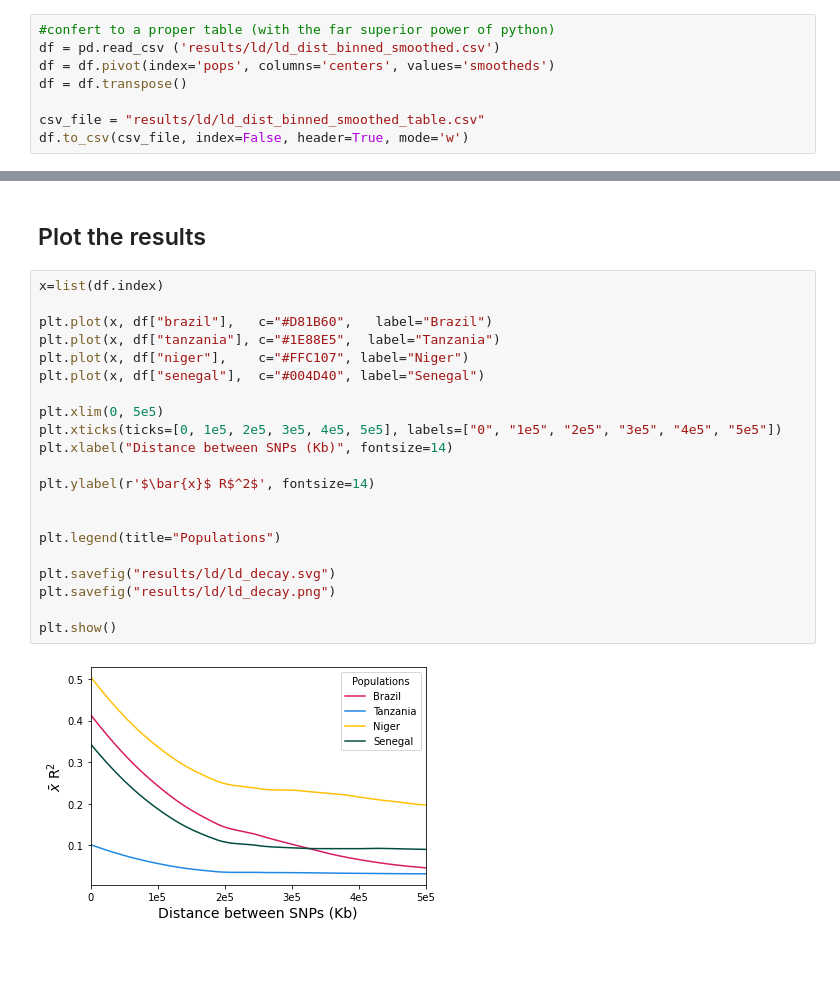
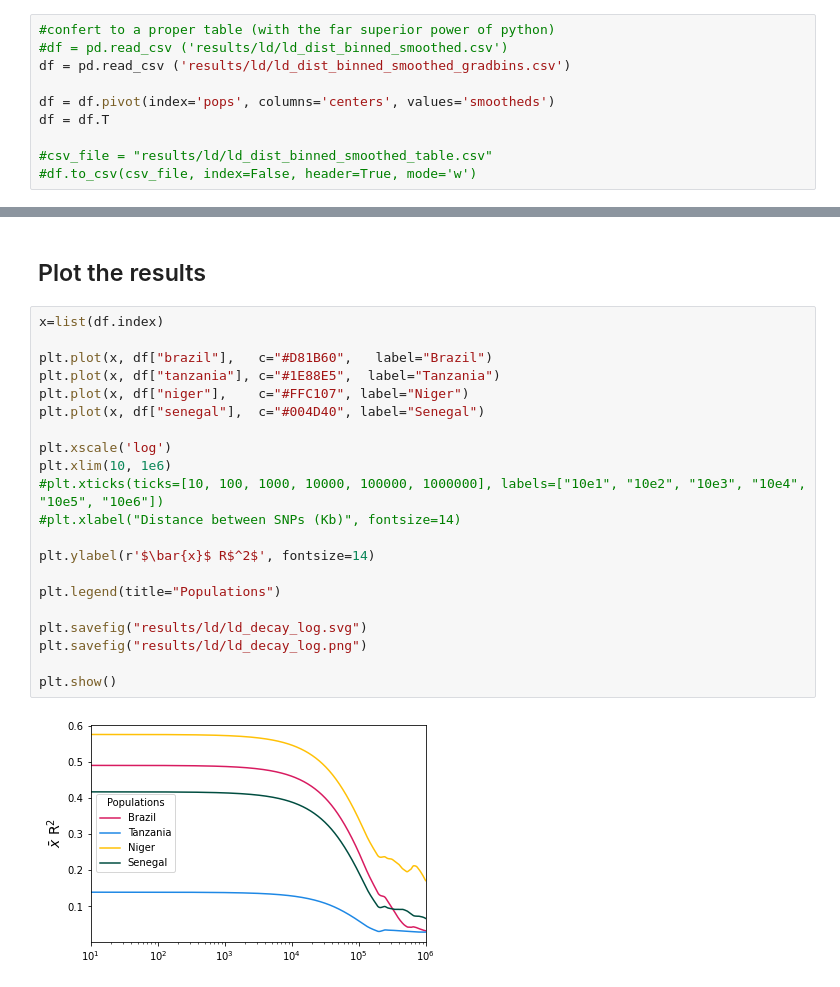
Before and after one commit to nealplatt/sch_man_nwinvasion, a Jupyter notebook: notebooks/linkage_disequilibrium.ipynb, the cells around one changed output, grey strips where cells are left out. Saved outputs shown, nothing was run; the diff lists cells and outputs as text; blank space fills up the shorter version.

```diff
--- a/notebooks/linkage_disequilibrium.ipynb
+++ b/notebooks/linkage_disequilibrium.ipynb
@@ -182,11 +445,13 @@ R[write to console]: See https://github.com/NCAR/Fields for
 # %%
 #confert to a proper table (with the far superior power of python)
-df = pd.read_csv ('results/ld/ld_dist_binned_smoothed.csv')
+#df = pd.read_csv ('results/ld/ld_dist_binned_smoothed.csv')
+df = pd.read_csv ('results/ld/ld_dist_binned_smoothed_gradbins.csv')
+
 df = df.pivot(index='pops', columns='centers', values='smootheds')
-df = df.transpose()
+df = df.T
 
-csv_file = "results/ld/ld_dist_binned_smoothed_table.csv"
-df.to_csv(csv_file, index=False, header=True, mode='w')
+#csv_file = "results/ld/ld_dist_binned_smoothed_table.csv"
+#df.to_csv(csv_file, index=False, header=True, mode='w')
 # %%
 df
 # %% [output]
@@ -209,23 +474,23 @@ df
 # %%
 x=list(df.index)
 
 plt.plot(x, df["brazil"],   c="#D81B60",   label="Brazil")
 plt.plot(x, df["tanzania"], c="#1E88E5",  label="Tanzania")
 plt.plot(x, df["niger"],    c="#FFC107", label="Niger")
 plt.plot(x, df["senegal"],  c="#004D40", label="Senegal")
 
-plt.xlim(0, 5e5)
-plt.xticks(ticks=[0, 1e5, 2e5, 3e5, 4e5, 5e5], labels=["0", "1e5", "2e5", "3e5", "4e5", "5e5"])
-plt.xlabel("Distance between SNPs (Kb)", fontsize=14)
+plt.xscale('log')
+plt.xlim(10, 1e6)
+#plt.xticks(ticks=[10, 100, 1000, 10000, 100000, 1000000], labels=["10e1", "10e2", "10e3", "10e4", "10e5", "10e6"])
+#plt.xlabel("Distance between SNPs (Kb)", fontsize=14)
 
 plt.ylabel(r'$\bar{x}$ R$^2$', fontsize=14)
 
-
 plt.legend(title="Populations")
 
-plt.savefig("results/ld/ld_decay.svg")
-plt.savefig("results/ld/ld_decay.png")
+plt.savefig("results/ld/ld_decay_log.svg")
+plt.savefig("results/ld/ld_decay_log.png")
 
 plt.show()
 # %% [output]
-[figure, old version]
+[figure, new version]
```
Also changed, not shown: parts of 34 cells of this notebook.
